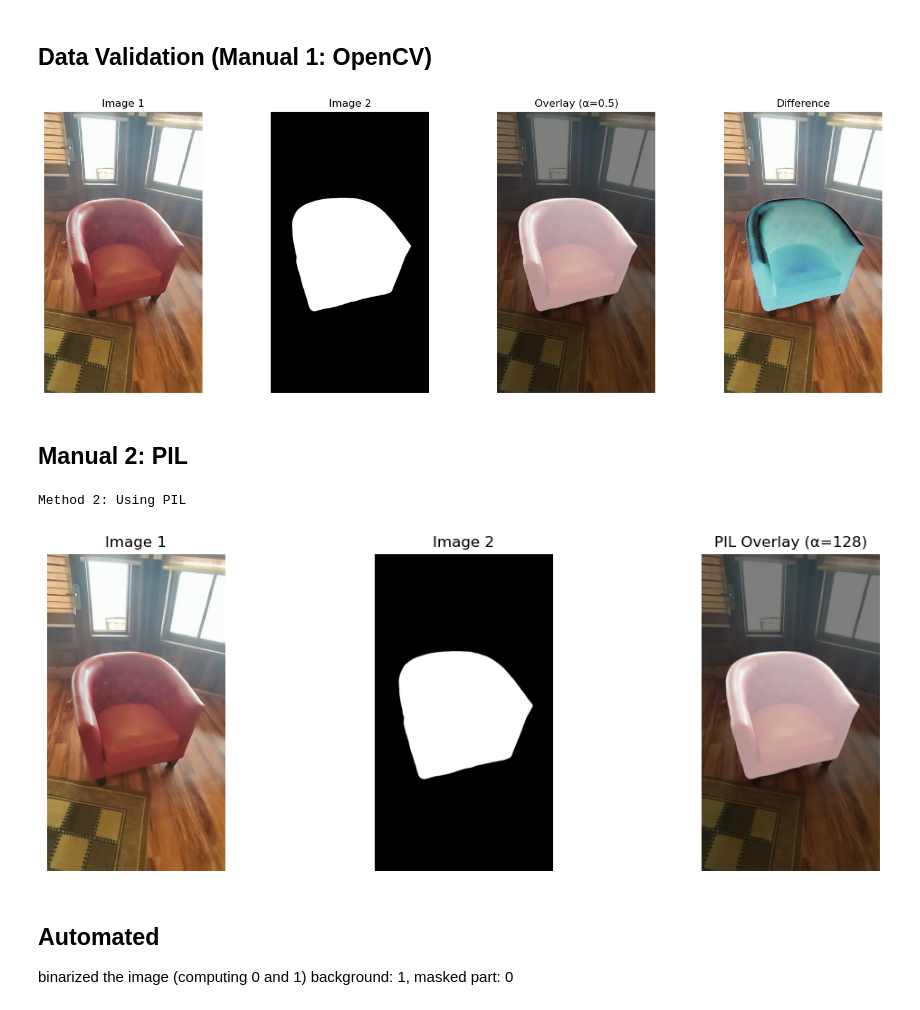
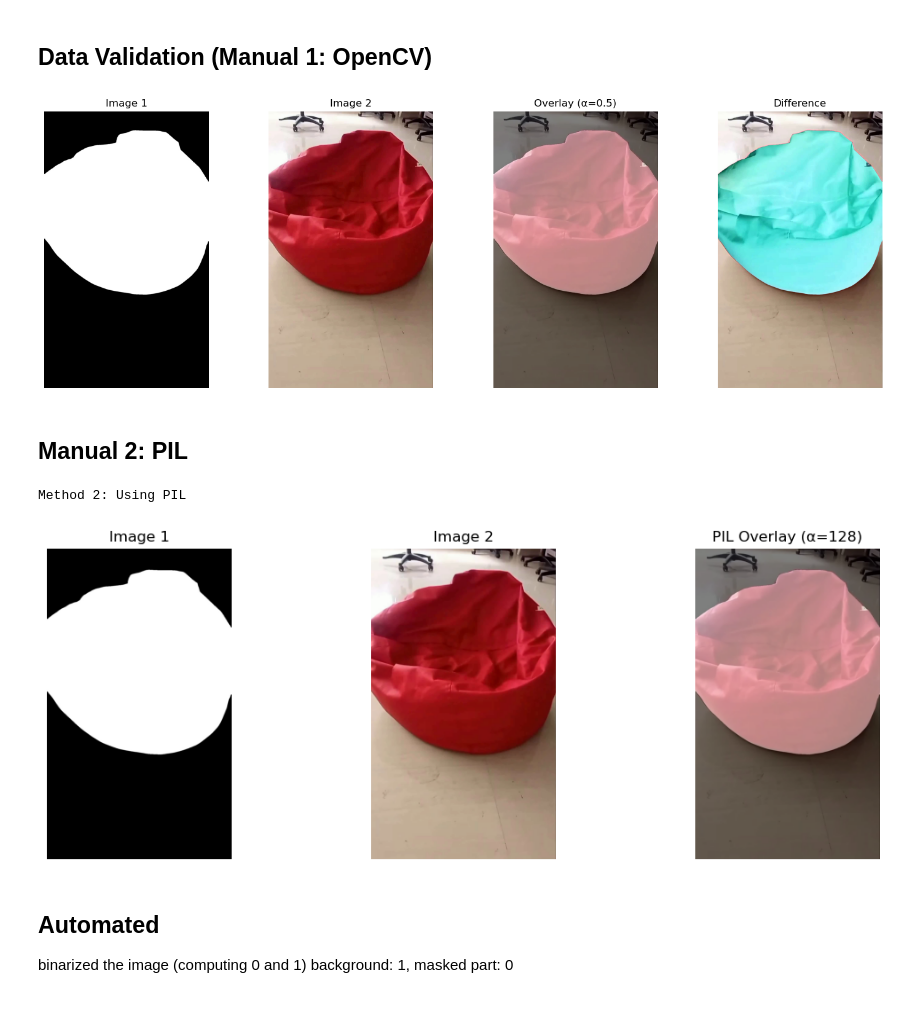
Before and after one commit to hannah-hana-kim/MDI_Project, a Jupyter notebook: data_prep.ipynb, the cells around one changed output. Cells and saved outputs as stored; diff of their text form; code cells hidden in the pictures.

```diff
--- a/data_prep.ipynb
+++ b/data_prep.ipynb
@@ -316,36 +316,36 @@ def check_image_similarity(image1_path, image2_path):
     img2_resized = cv2.resize(img2, (min_w, min_h))
 
     # Calculate metrics
     mse = np.mean((img1_resized - img2_resized) ** 2)
 
     # Structural Similarity Index
     from skimage.metrics import structural_similarity as ssim
     ssim_score = ssim(img1_resized, img2_resized)
 
     # Normalized Cross Correlation
     ncc = cv2.matchTemplate(img1_resized, img2_resized, cv2.TM_CCORR_NORMED)[0][0]
 
     print(f"Image Similarity Metrics:")
     print(f"Mean Squared Error: {mse:.2f} (lower is better)")
     print(f"Structural Similarity: {ssim_score:.4f} (1.0 is perfect match)")
     print(f"Normalized Cross Correlation: {ncc:.4f} (1.0 is perfect match)")
 
     return mse, ssim_score, ncc
 
 if __name__ == "__main__":
     # Replace with your image paths
-    image1_path = "frame_03.jpg"
-    image2_path = "frame_03_masked.jpg"
+    image1_path = "frame_01.jpg"
+    image2_path = "frame_01_copy.jpg"
 
     try:
         overlay1, diff = overlay_images_with_transparency(image1_path, image2_path, alpha=0.5)
 
     except FileNotFoundError:
         print("Please update the image paths to point to your actual image files")
         print("Example:")
         print('overlay_images_with_transparency("path/to/image1.jpg", "path/to/image2.jpg")')
 # %% [output]
-[figure, old version]
+[figure, new version]
 # %% [markdown]
 ## Manual 2: PIL
 # %%
@@ -402,8 +402,8 @@ def overlay_images_pil(image1_path, image2_path, alpha=128):
 
 if __name__ == "__main__":
     # Replace with your image paths
-    image1_path = "frame_03.jpg"
-    image2_path = "frame_03_masked.jpg"
+    image1_path = "frame_01.jpg"
+    image2_path = "frame_01_copy.jpg"
 
     try:
         overlay2 = overlay_images_pil(image1_path, image2_path, alpha=128)
@@ -414,7 +414,7 @@ if __name__ == "__main__":
         print('overlay_images_with_transparency("path/to/image1.jpg", "path/to/image2.jpg")')
 # %% [output]
 Method 2: Using PIL
-[figure, old version]
+[figure, new version]
 # %% [markdown]
 ## Automated
 
```
Also changed, not shown: 6 other files.
